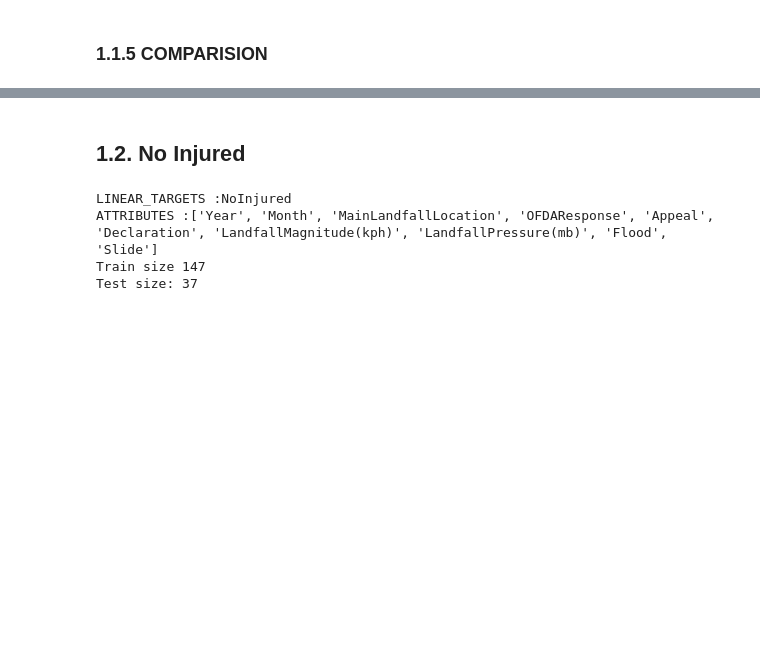
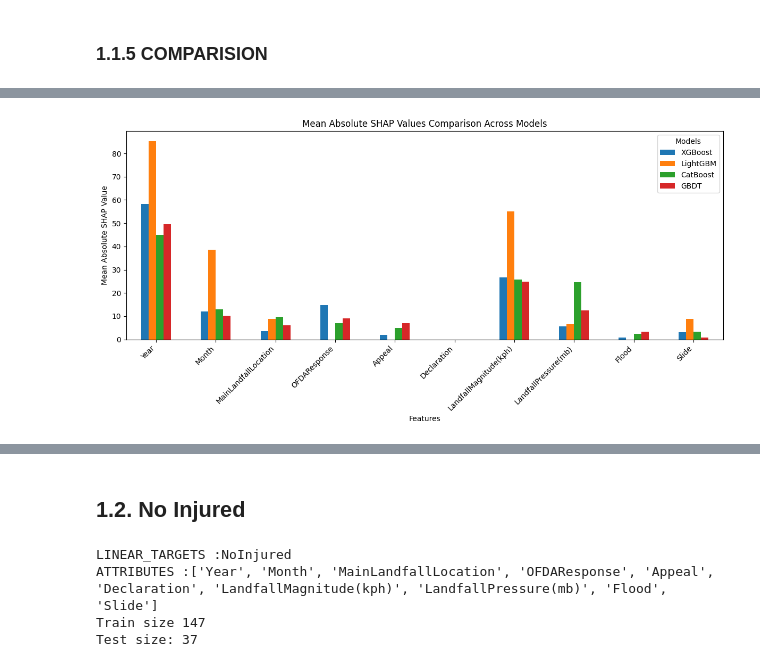
Before and after one commit to KanjiroReal/Vietnam-Storm-Damage-analysis, a Jupyter notebook: GBMs.ipynb, the cells around one changed output, grey strips where cells are left out. Saved outputs shown, nothing was run; the diff lists cells and outputs as text; code cells hidden in the pictures; blank space fills up the shorter version.

```diff
--- a/GBMs.ipynb
+++ b/GBMs.ipynb
@@ -298,0 +328,12 @@ plt.show()
+# %%
+# Plot combined SHAP feature importance for all models
+mean_abs_shap_df.plot(kind='bar', figsize=(12, 6))
+plt.title('Mean Absolute SHAP Values Comparison Across Models')
+plt.ylabel('Mean Absolute SHAP Value')
+plt.xlabel('Features')
+plt.xticks(rotation=45, ha='right')
+plt.legend(title='Models', loc='upper right')
+plt.tight_layout()
+plt.show()
+# %% [output]
+[figure, added]
```
Also changed, not shown: parts of 71 cells of this notebook.
